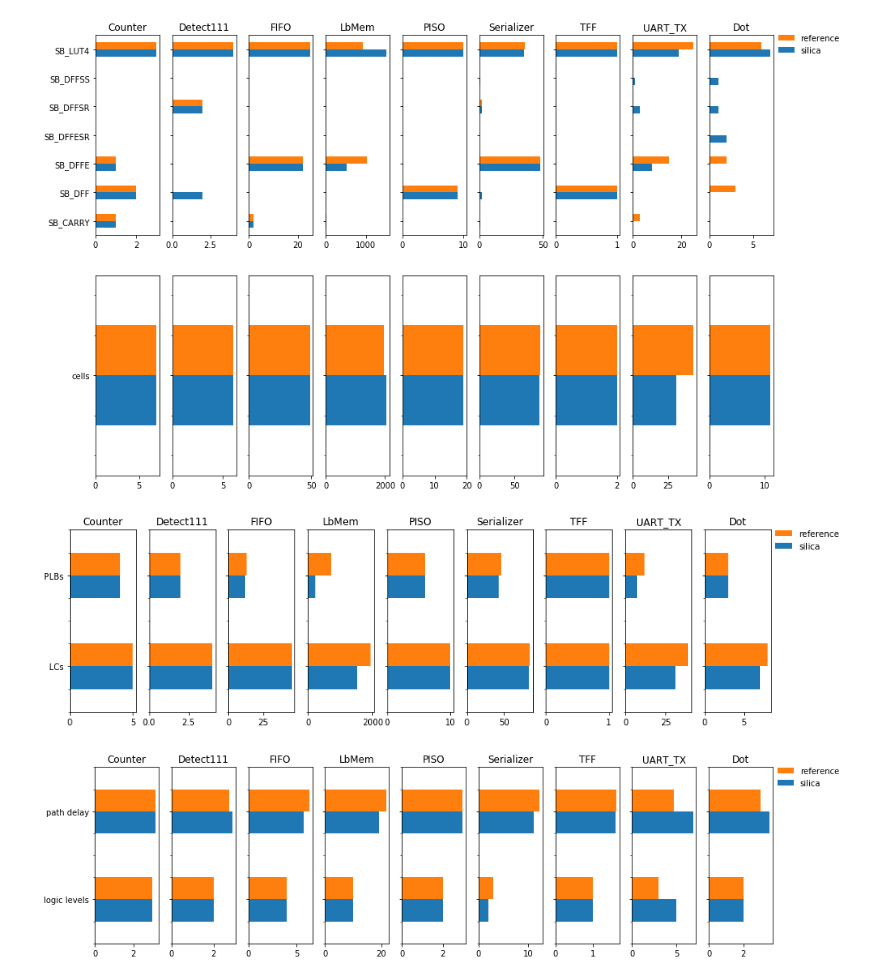
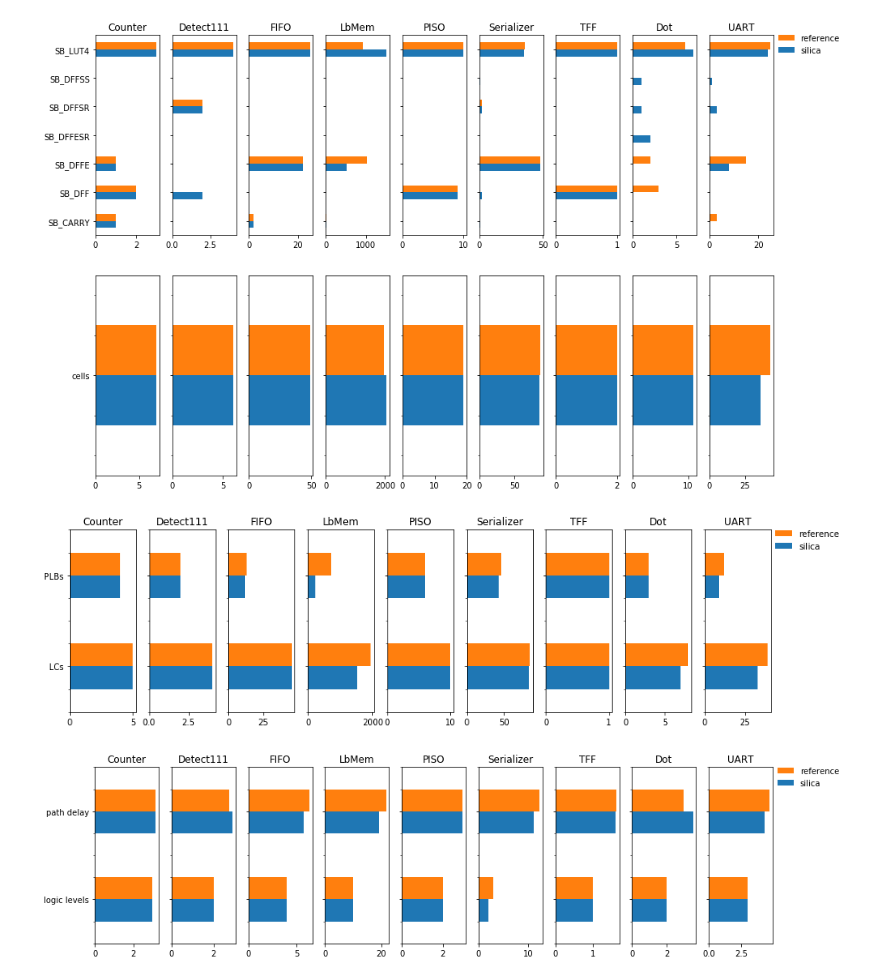
Before and after one commit to leonardt/silica, a Jupyter notebook: Evaluation.ipynb, the cells around one changed output. Drawn from its saved outputs; the diff is of its cells as text; code cells hidden in the pictures.

```diff
--- a/Evaluation.ipynb
+++ b/Evaluation.ipynb
@@ -8,35 +8,35 @@ import matplotlib.patches as mpatches
 
 results = pd.read_json("results.json")
 col_len = (len(results.columns) // 2)
 fig, axes = plt.subplots(nrows=2, ncols=col_len, sharey='row')
 fig.set_figwidth(15)
 fig.set_figheight(10)
 
-titles = ["Counter", "Detect111", "FIFO", "LbMem", "PISO", "Serializer", "TFF", "UART_TX", "Dot"]
+titles = ["Counter", "Detect111", "FIFO", "LbMem", "PISO", "Serializer", "TFF", "Dot", "UART"]
 
 for row in range(0, 2):
     for i, columns in enumerate(zip(results.columns[::2], results.columns[1::2])):
         title = titles[i]
         curr = results[list(columns)].rename(index=str, columns={columns[0]: "silica", columns[1]: "reference"})
         curr = curr.loc[(curr != 0).all(axis=1), :]
         if row == 0:
             curr = curr.filter(like="SB_", axis=0)
         elif row == 1:
             curr = curr.filter(like="cells", axis=0)
         # elif row == 2:
         #     curr = curr.filter(regex="(wires|wire bits|public wires|memories|memory bits|processes)", axis=0)
         if not curr.empty:
             if row > 0:
                 title = False
             curr.plot.barh(ax=axes[row, i], legend=False, title=title)
 
 # plt.legend(bbox_to_anchor=(2.15, 3.37), labelspacing=-2.5, frameon=False)
 plt.legend(bbox_to_anchor=(2.15, 2.18), labelspacing=-2.5, frameon=False)
 
 plt.savefig("synthesis.pdf")
 plt.show()
 # %% [output]
-[figure, old version]
+[figure, new version]
 # %%
 fig1, axes1 = plt.subplots(nrows=1, ncols=col_len, sharey='row')
 fig1.set_figwidth(15)
@@ -53,7 +53,7 @@ plt.legend(bbox_to_anchor=(2.15, .975), labelspacing=-2.5, frameon=False)
 plt.savefig("utilization.pdf")
 plt.show()
 # %% [output]
-[figure, old version]
+[figure, new version]
 # %%
 fig2, axes2 = plt.subplots(nrows=1, ncols=col_len, sharey='row')
 fig2.set_figwidth(15)
@@ -70,4 +70,4 @@ plt.legend(bbox_to_anchor=(2.15, .975), labelspacing=-2.5, frameon=False)
 plt.savefig("timing.pdf")
 plt.show()
 # %% [output]
-[figure, old version]
+[figure, new version]
```
Also changed, not shown: 2 other files.
